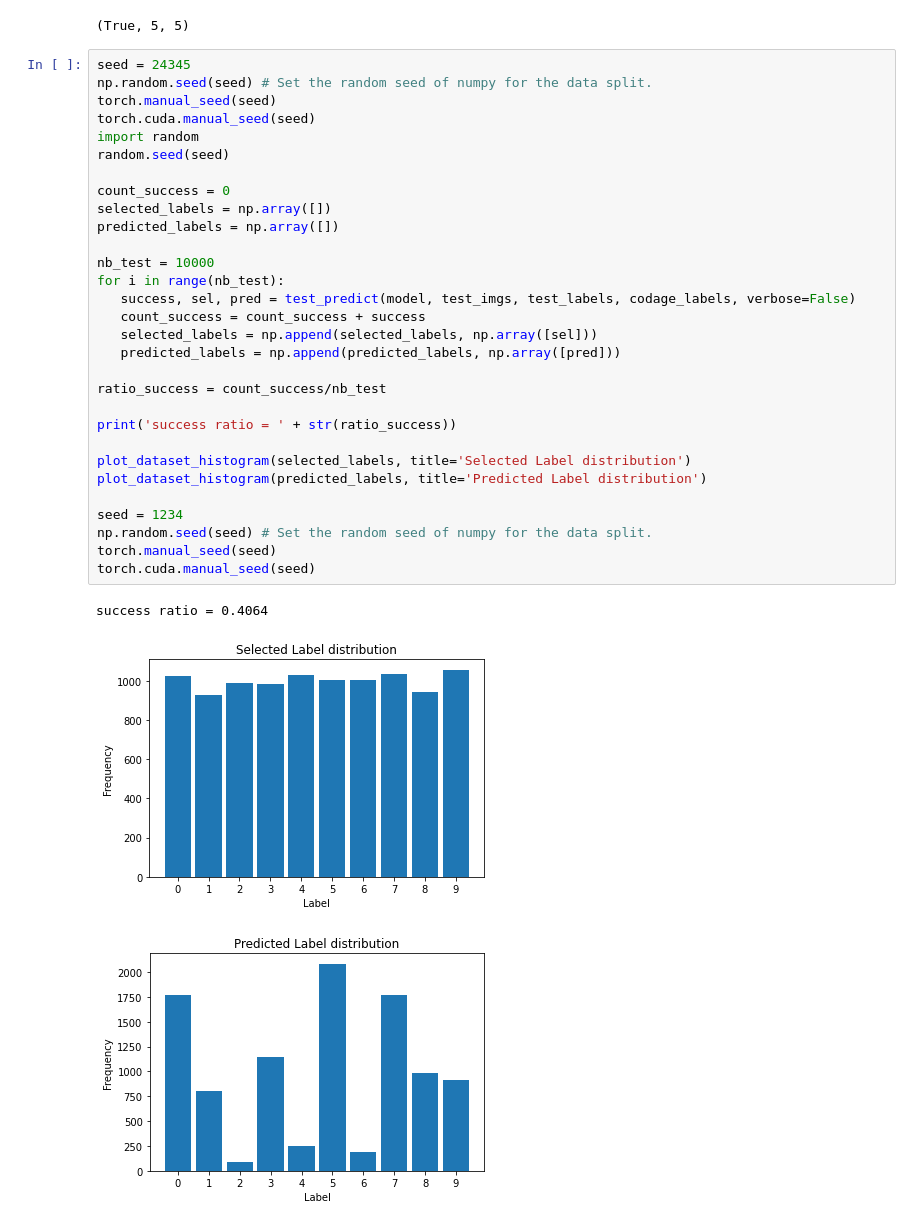
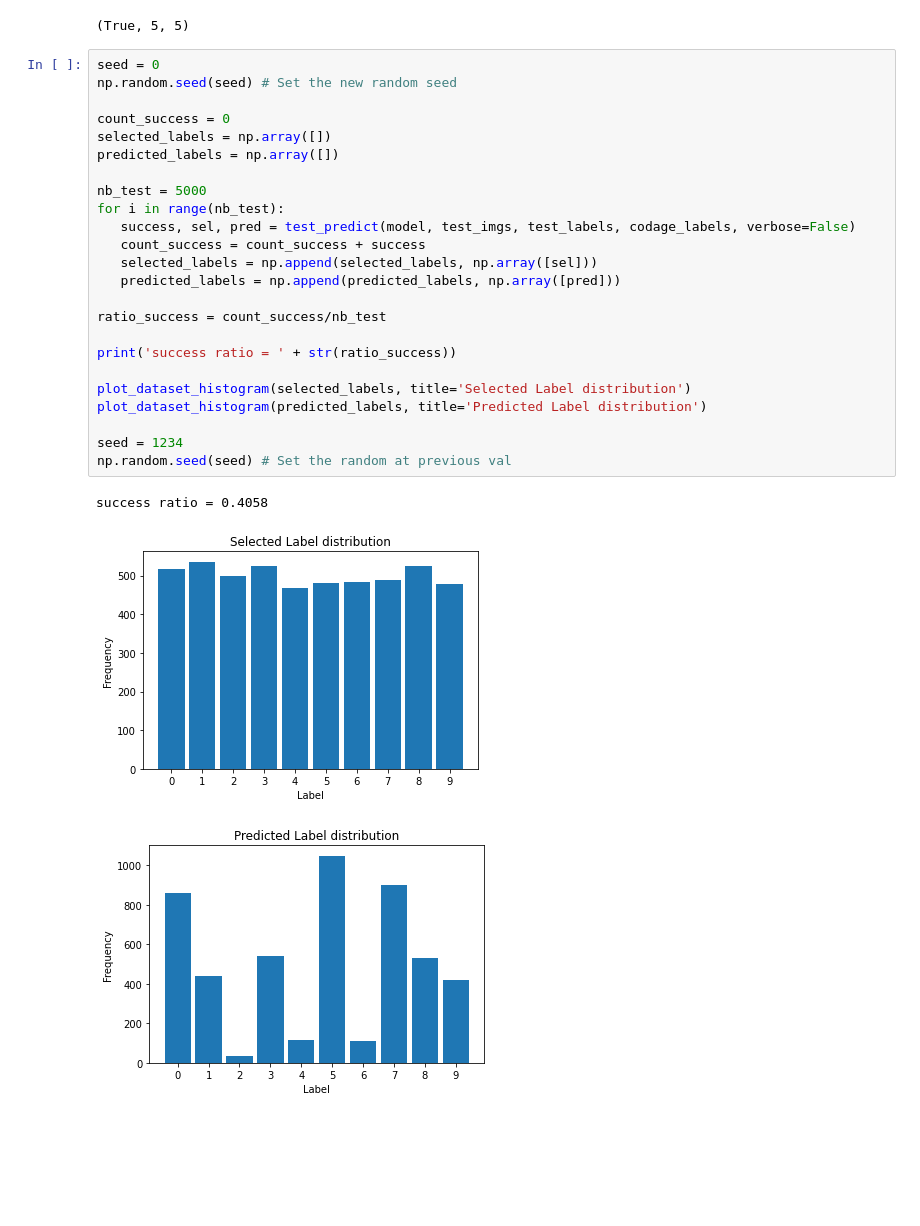
Before and after one commit to delemarchand2020/IVADO_MILA_DL, a Jupyter notebook: week1_tutorial_denis_lemarchand.ipynb, the cells around one changed output. Saved outputs shown, nothing was run; the diff lists cells and outputs as text; blank space fills up the shorter version.

```diff
--- a/week1_tutorial_denis_lemarchand.ipynb
+++ b/week1_tutorial_denis_lemarchand.ipynb
@@ -1506,36 +1506,30 @@ real label of image 7540 = dog
 predicted label of image 7540 = dog
 (True, 5, 5)
 # %%
-seed = 24345
-np.random.seed(seed) # Set the random seed of numpy for the data split.
-torch.manual_seed(seed)
-torch.cuda.manual_seed(seed)
-import random
-random.seed(seed)
+seed = 0
+np.random.seed(seed) # Set the new random seed
 
 count_success = 0
 selected_labels = np.array([])
 predicted_labels = np.array([])
 
-nb_test = 10000
+nb_test = 5000
 for i in range(nb_test):
    success, sel, pred = test_predict(model, test_imgs, test_labels, codage_labels, verbose=False)
    count_success = count_success + success
    selected_labels = np.append(selected_labels, np.array([sel]))
    predicted_labels = np.append(predicted_labels, np.array([pred]))
 
 ratio_success = count_success/nb_test
 
 print('success ratio = ' + str(ratio_success))
 
 plot_dataset_histogram(selected_labels, title='Selected Label distribution')
 plot_dataset_histogram(predicted_labels, title='Predicted Label distribution')
 
 seed = 1234
-np.random.seed(seed) # Set the random seed of numpy for the data split.
-torch.manual_seed(seed)
-torch.cuda.manual_seed(seed)
+np.random.seed(seed) # Set the random at previous val
 # %% [output]
-success ratio = 0.4064
+success ratio = 0.4058
-[figure, old version]
+[figure, new version]
-[figure, old version]
+[figure, new version]
```
